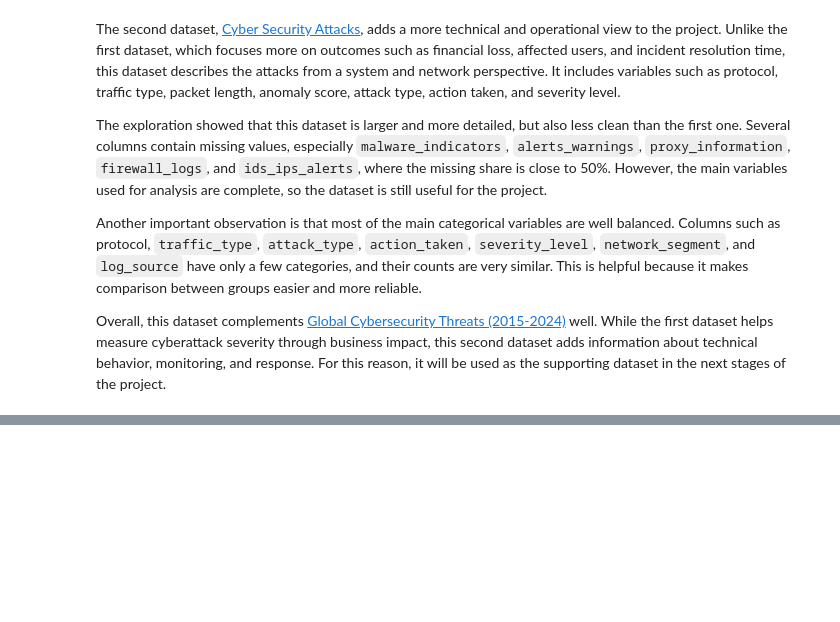
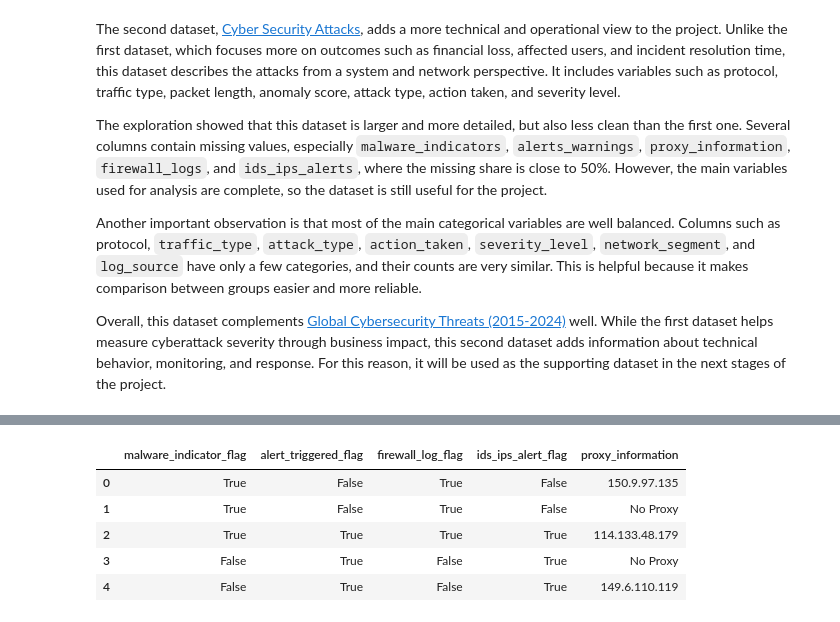
Before and after one commit to AlexanderPanagyurski/cyberattack-severity-analysis, a Jupyter notebook: Drivers of Cyberattack Severity.ipynb, the cells around one changed output, grey strips where cells are left out. Saved outputs shown, nothing was run; the diff lists cells and outputs as text; code cells hidden in the pictures; blank space fills up the shorter version.

```diff
--- a/Drivers of Cyberattack Severity.ipynb
+++ b/Drivers of Cyberattack Severity.ipynb
@@ -593,0 +759,7 @@ Overall, this dataset complements [Global Cybersecurity Threats (2015-2024)](htt
+# %%
+cybersecurity_attacks["timestamp"] = pd.to_datetime(
+    cybersecurity_attacks["timestamp"],
+    errors="coerce"
+)
+
+cybersecurity_attacks.dtypes
@@ -593,0 +902,37 @@ Overall, this dataset complements [Global Cybersecurity Threats (2015-2024)](htt
+# %%
+# Create boolean flag columns from partially missing indicator columns
+cybersecurity_attacks["malware_indicator_flag"] = cybersecurity_attacks["malware_indicators"].notna()
+cybersecurity_attacks["alert_triggered_flag"] = cybersecurity_attacks["alerts_warnings"].notna()
+cybersecurity_attacks["firewall_log_flag"] = cybersecurity_attacks["firewall_logs"].notna()
+cybersecurity_attacks["ids_ips_alert_flag"] = cybersecurity_attacks["ids_ips_alerts"].notna()
+
+# Drop the original object columns after creating the flags
+cybersecurity_attacks = cybersecurity_attacks.drop(columns=[
+    "malware_indicators",
+    "alerts_warnings",
+    "firewall_logs",
+    "ids_ips_alerts"
+])
+
+# Fill missing proxy values and convert the column to string type
+cybersecurity_attacks["proxy_information"] = (
+    cybersecurity_attacks["proxy_information"]
+    .fillna("No Proxy")
+    .astype("string")
+)
+
+# Check the result
+cybersecurity_attacks[[
+    "malware_indicator_flag",
+    "alert_triggered_flag",
+    "firewall_log_flag",
+    "ids_ips_alert_flag",
+    "proxy_information"
+]].head()
+# %% [output]
+|  | malware_indicator_flag | alert_triggered_flag | firewall_log_flag | ids_ips_alert_flag | proxy_information |
+| 0 | True | False | True | False | 150.9.97.135 |
+| 1 | True | False | True | False | No Proxy |
+| 2 | True | True | True | True | 114.133.48.179 |
+| 3 | False | True | False | True | No Proxy |
+| 4 | False | True | False | True | 149.6.110.119 |
```
Also changed, not shown: parts of 47 cells of this notebook.
